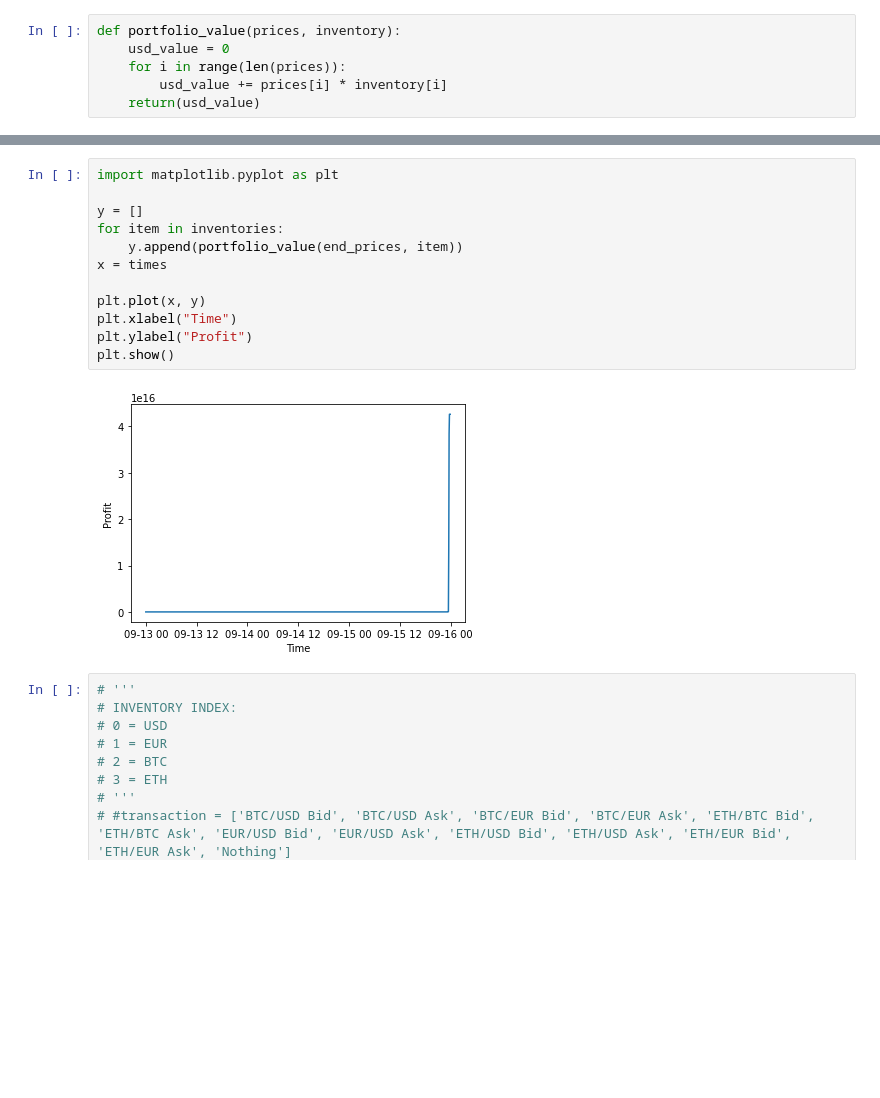
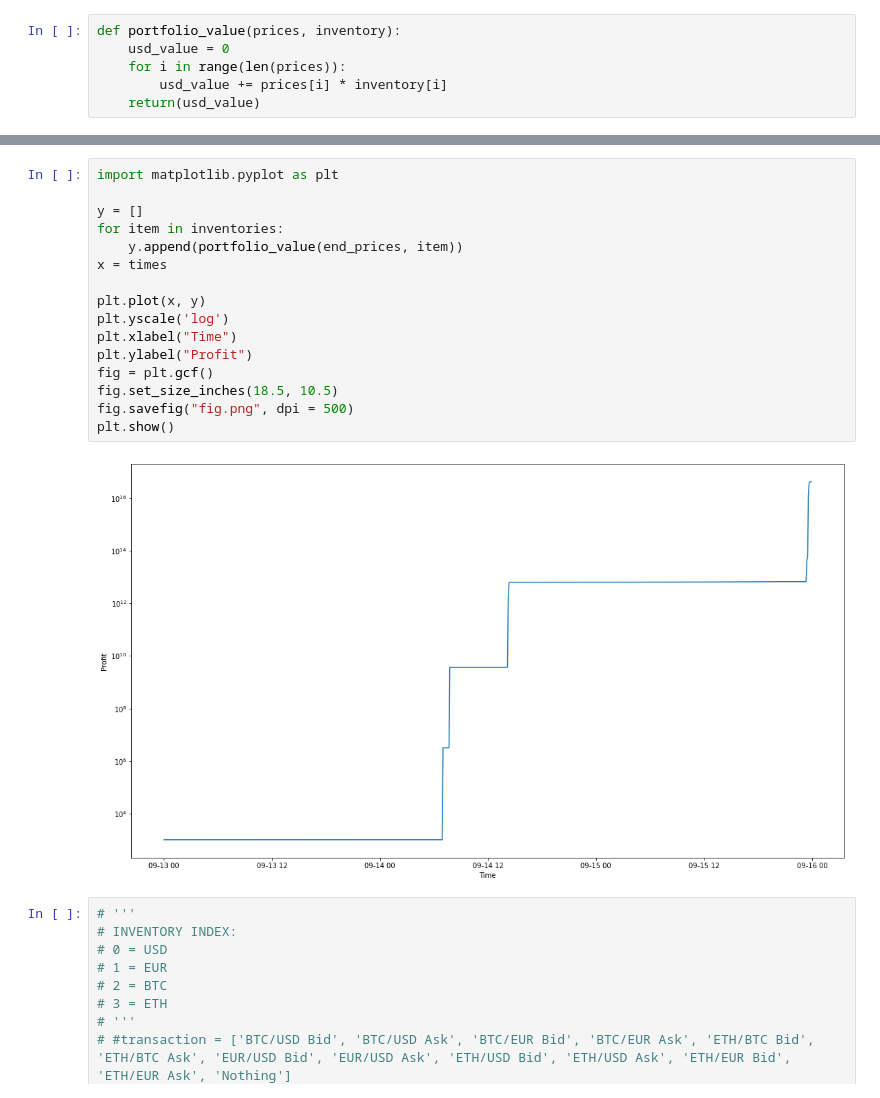
Before and after one commit to thomaswsu/Financial_Trading_Data_Assignement, a Jupyter notebook: data_assignment.ipynb, the cells around one changed output, grey strips where cells are left out. Saved outputs shown, nothing was run; the diff lists cells and outputs as text; blank space fills up the shorter version.

```diff
--- a/data_assignment.ipynb
+++ b/data_assignment.ipynb
@@ -194,17 +193,21 @@ ETH/BTC Ask
 # %%
 import matplotlib.pyplot as plt
 
 y = []
 for item in inventories:
     y.append(portfolio_value(end_prices, item))
 x = times
 
 plt.plot(x, y)
+plt.yscale('log')
 plt.xlabel("Time")
 plt.ylabel("Profit")
+fig = plt.gcf()
+fig.set_size_inches(18.5, 10.5)
+fig.savefig("fig.png", dpi = 500)
 plt.show()
 # %% [output]
-[figure, old version]
+[figure, new version]
 # %%
 # '''
 # INVENTORY INDEX:
```
Also changed, not shown: parts of 1 cell of this notebook, 1 other file.
